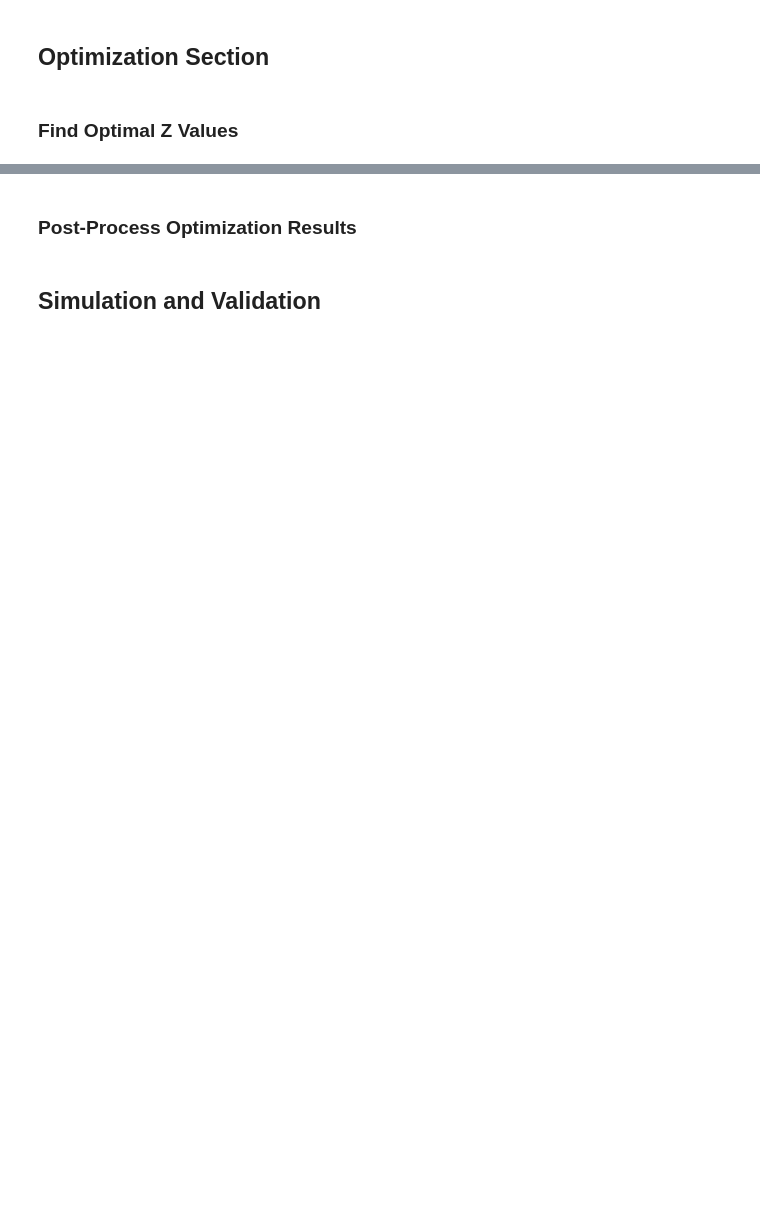
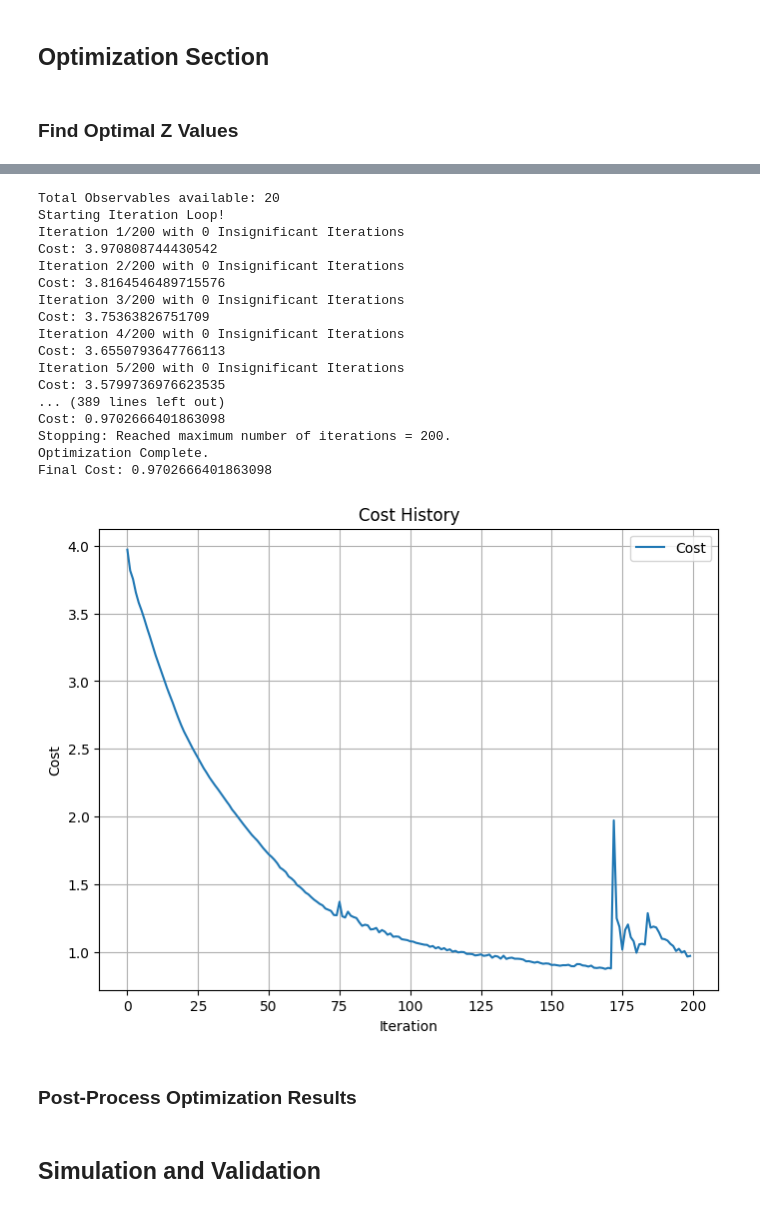
Before and after one commit to abhigyan9/KoopmanGPO, a Jupyter notebook: StateAugmentation.ipynb, the cells around one changed output, grey strips where cells are left out. Cells and saved outputs as stored; diff of their text form; code cells hidden in the pictures; blank space fills up the shorter version.

```diff
--- a/StateAugmentation.ipynb
+++ b/StateAugmentation.ipynb
@@ -272,7 +275,7 @@ cost = get_cost_grid(Z, X, Xplus, Xtrain, ObsManager, nT=nT, lambda1=1.)
 print(f'Total Observables available: {gpk.GPObservable.count_Observables()}')
 
 # Optimization Parameters
-max_iter = 5
+max_iter = 200
 learn_rate = 0.02   # Learning Rate
 err_thresh = 0.01    # Target Cost
 patience = 40       # Number of iterations to monitor for significant change
@@ -317,33 +320,52 @@ while iter < max_iter:
 
         if count_insignificant >= patience:
             print("Stopping: No significant improvement over consecutive iterations.")
             break
 
     # Increment iteration
     iter += 1
 
 
 if iter == max_iter:
     print(f'Stopping: Reached maximum number of iterations = {iter}.')
 
 
 optimal_Z = Z.detach()
 
 print('Optimization Complete.')
 print("Final Cost:", cost.item())
 
 #plt.ioff()
 #plt.show()
 
 # Plot cost history
 plt.figure(figsize=(8, 6))
 plt.plot(cost_history, label="Cost")
 plt.title("Cost History")
 plt.xlabel("Iteration")
 plt.ylabel("Cost")
 plt.legend()
 plt.grid()
 plt.show()
+# %% [output]
+Total Observables available: 20
+Starting Iteration Loop!
+Iteration 1/200 with 0 Insignificant Iterations
+Cost: 3.970808744430542
+Iteration 2/200 with 0 Insignificant Iterations
+Cost: 3.8164546489715576
+Iteration 3/200 with 0 Insignificant Iterations
+Cost: 3.75363826751709
+Iteration 4/200 with 0 Insignificant Iterations
+Cost: 3.6550793647766113
+Iteration 5/200 with 0 Insignificant Iterations
+Cost: 3.5799736976623535
+... (389 lines left out)
+Cost: 0.9702666401863098
+Stopping: Reached maximum number of iterations = 200.
+Optimization Complete.
+Final Cost: 0.9702666401863098
+[figure, added]
 # %% [markdown]
 ### Post-Process Optimization Results
 # %%
```
Also changed, not shown: parts of 5 cells of this notebook, 13 other files.
